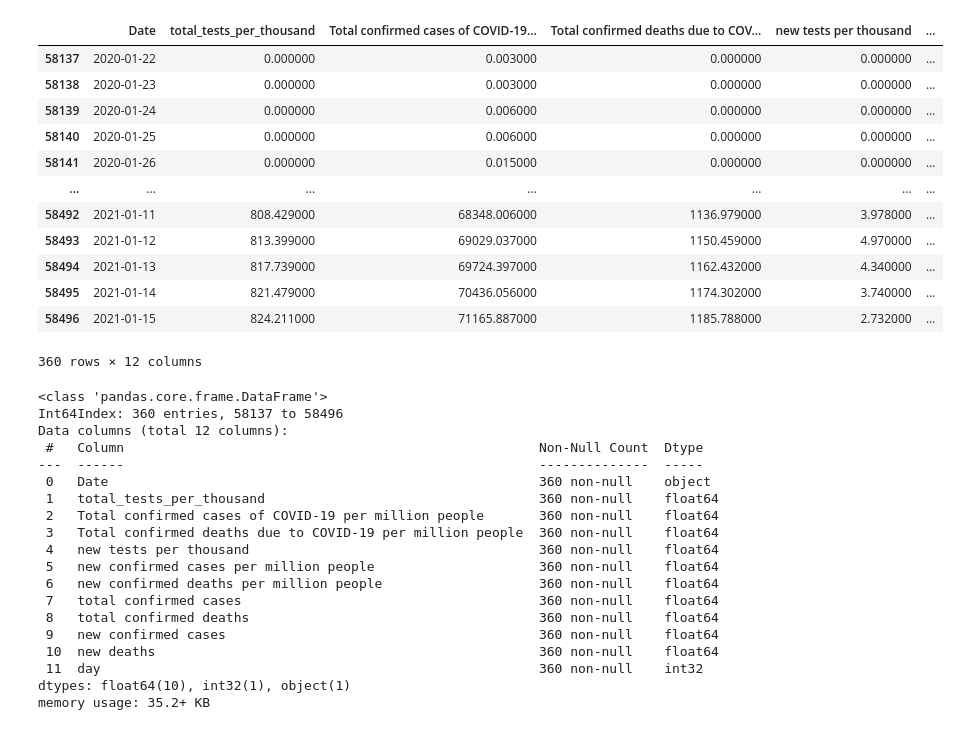
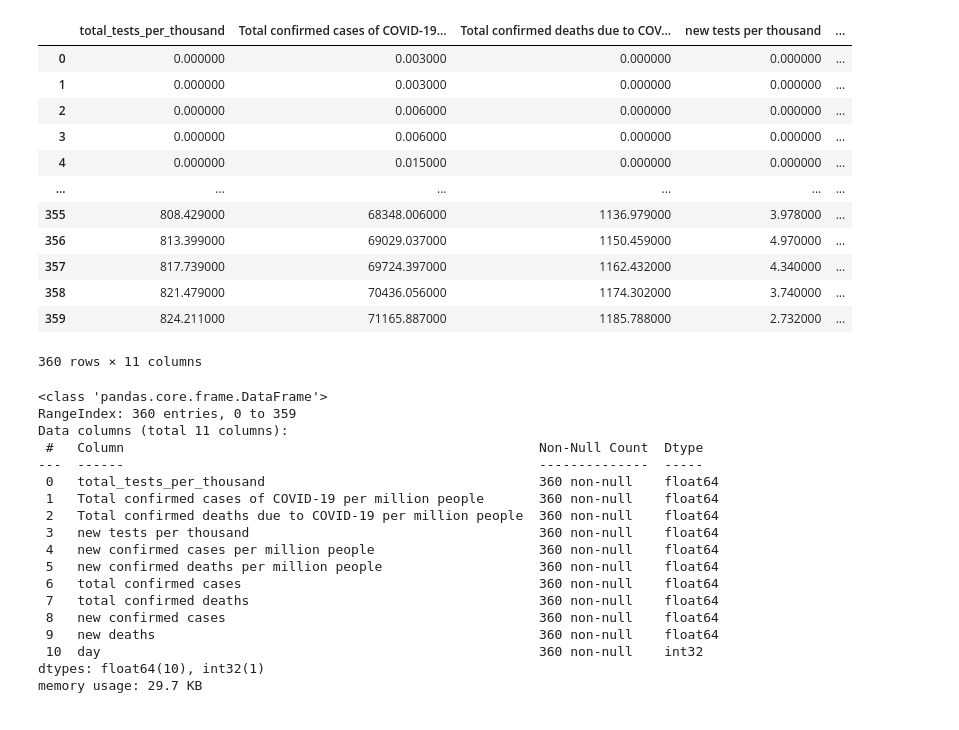
Before and after one commit to TheTimeLord/Covid-19-ML-project, a Jupyter notebook: main.ipynb, the cells around one changed output. Cells and saved outputs as stored; diff of their text form; code cells hidden in the pictures.

```diff
--- a/main.ipynb
+++ b/main.ipynb
@@ -7,41 +13,42 @@ covid_df = pd.read_csv("covid-tests-cases-deaths-per-million.csv")
 # %%
 # Acquire USA dataset, remove uneeded columns
 US_df = covid_df[covid_df["Entity"] == "United States"]
-del US_df["total_tests_per_thousand Annotations"], US_df["Entity"], US_df["Code"]
+del US_df["total_tests_per_thousand Annotations"], US_df["Entity"], US_df["Code"], US_df["Date"]
 
 # Add new columns and reformat old ones
 USA_pop = 328200000
 US_df = US_df.fillna(0)
 US_df["new tests per thousand"] = US_df["total_tests_per_thousand"] - US_df["total_tests_per_thousand"].shift(1)
 US_df["new confirmed cases per million people"] = US_df["Total confirmed cases of COVID-19 per million people"] - US_df["Total confirmed cases of COVID-19 per million people"].shift(1)
 US_df["new confirmed deaths per million people"] = US_df["Total confirmed deaths due to COVID-19 per million people"] - US_df["Total confirmed deaths due to COVID-19 per million people"].shift(1)
 US_df["total confirmed cases"] = US_df["Total confirmed cases of COVID-19 per million people"] * USA_pop / 1000000
 US_df["total confirmed deaths"] = US_df["Total confirmed deaths due to COVID-19 per million people"] * USA_pop / 1000000
 US_df["total confirmed deaths"] = US_df["total confirmed deaths"].round(0)
 US_df["total confirmed cases"] = US_df["total confirmed cases"].round(0)
 US_df["new confirmed cases"] = US_df["total confirmed cases"] - US_df["total confirmed cases"].shift(1)
 US_df["new deaths"] = US_df["total confirmed deaths"] - US_df["total confirmed deaths"].shift(1)
 US_df["day"] = np.arange(len(US_df))
 
 
 US_df = US_df[US_df["day"] < 360]
 
 US_df = US_df.fillna(0)
+US_df.reset_index(drop=True, inplace=True)
 US_df.head(1000)
 # %% [output]
-|  | Date | total_tests_per_thousand | Total confirmed cases of COVID-19... | Total confirmed deaths due to COV... | new tests per thousand | ... |
-| 58137 | 2020-01-22 | 0.000000 | 0.003000 | 0.000000 | 0.000000 | ... |
-| 58138 | 2020-01-23 | 0.000000 | 0.003000 | 0.000000 | 0.000000 | ... |
-| 58139 | 2020-01-24 | 0.000000 | 0.006000 | 0.000000 | 0.000000 | ... |
-| 58140 | 2020-01-25 | 0.000000 | 0.006000 | 0.000000 | 0.000000 | ... |
-| 58141 | 2020-01-26 | 0.000000 | 0.015000 | 0.000000 | 0.000000 | ... |
-| ... | ... | ... | ... | ... | ... | ... |
-| 58492 | 2021-01-11 | 808.429000 | 68348.006000 | 1136.979000 | 3.978000 | ... |
-| 58493 | 2021-01-12 | 813.399000 | 69029.037000 | 1150.459000 | 4.970000 | ... |
-| 58494 | 2021-01-13 | 817.739000 | 69724.397000 | 1162.432000 | 4.340000 | ... |
-| 58495 | 2021-01-14 | 821.479000 | 70436.056000 | 1174.302000 | 3.740000 | ... |
-| 58496 | 2021-01-15 | 824.211000 | 71165.887000 | 1185.788000 | 2.732000 | ... |
+|  | total_tests_per_thousand | Total confirmed cases of COVID-19... | Total confirmed deaths due to COV... | new tests per thousand | ... |
+| 0 | 0.000000 | 0.003000 | 0.000000 | 0.000000 | ... |
+| 1 | 0.000000 | 0.003000 | 0.000000 | 0.000000 | ... |
+| 2 | 0.000000 | 0.006000 | 0.000000 | 0.000000 | ... |
+| 3 | 0.000000 | 0.006000 | 0.000000 | 0.000000 | ... |
+| 4 | 0.000000 | 0.015000 | 0.000000 | 0.000000 | ... |
+| ... | ... | ... | ... | ... | ... |
+| 355 | 808.429000 | 68348.006000 | 1136.979000 | 3.978000 | ... |
+| 356 | 813.399000 | 69029.037000 | 1150.459000 | 4.970000 | ... |
+| 357 | 817.739000 | 69724.397000 | 1162.432000 | 4.340000 | ... |
+| 358 | 821.479000 | 70436.056000 | 1174.302000 | 3.740000 | ... |
+| 359 | 824.211000 | 71165.887000 | 1185.788000 | 2.732000 | ... |
-360 rows × 12 columns
+360 rows × 11 columns
 # %%
 #TODO: Clean up dataset(fix NaN, empty spaces, type errors), add columns for new cases, new deaths
 #TODO: Reformat dataset for RNN model with 1 week of data on X-axis and new cases/deaths on Y-axis after that week
@@ -49,21 +56,20 @@ US_df.head(1000)
 US_df.info()
 # %% [output]
 <class 'pandas.core.frame.DataFrame'>
-Int64Index: 360 entries, 58137 to 58496
-Data columns (total 12 columns):
+RangeIndex: 360 entries, 0 to 359
+Data columns (total 11 columns):
  #   Column                                                     Non-Null Count  Dtype
 ---  ------                                                     --------------  -----
- 0   Date                                                       360 non-null    object
- 1   total_tests_per_thousand                                   360 non-null    float64
- 2   Total confirmed cases of COVID-19 per million people       360 non-null    float64
- 3   Total confirmed deaths due to COVID-19 per million people  360 non-null    float64
- 4   new tests per thousand                                     360 non-null    float64
- 5   new confirmed cases per million people                     360 non-null    float64
- 6   new confirmed deaths per million people                    360 non-null    float64
- 7   total confirmed cases                                      360 non-null    float64
- 8   total confirmed deaths                                     360 non-null    float64
- 9   new confirmed cases                                        360 non-null    float64
- 10  new deaths                                                 360 non-null    float64
- 11  day                                                        360 non-null    int32
-dtypes: float64(10), int32(1), object(1)
-memory usage: 35.2+ KB
+ 0   total_tests_per_thousand                                   360 non-null    float64
+ 1   Total confirmed cases of COVID-19 per million people       360 non-null    float64
+ 2   Total confirmed deaths due to COVID-19 per million people  360 non-null    float64
+ 3   new tests per thousand                                     360 non-null    float64
+ 4   new confirmed cases per million people                     360 non-null    float64
+ 5   new confirmed deaths per million people                    360 non-null    float64
+ 6   total confirmed cases                                      360 non-null    float64
+ 7   total confirmed deaths                                     360 non-null    float64
+ 8   new confirmed cases                                        360 non-null    float64
+ 9   new deaths                                                 360 non-null    float64
+ 10  day                                                        360 non-null    int32
+dtypes: float64(10), int32(1)
+memory usage: 29.7 KB
```
Also changed, not shown: parts of 5 cells of this notebook.
